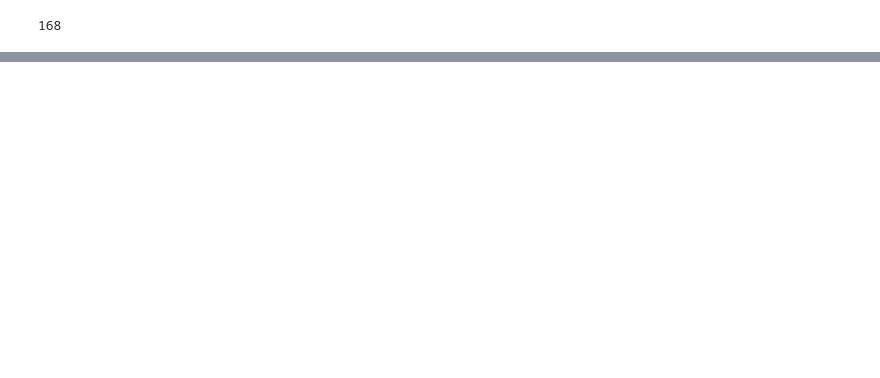
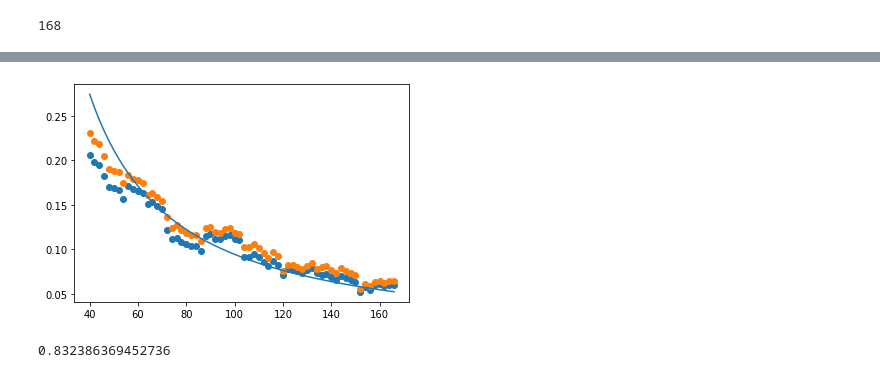
Before and after one commit to david-f-amorim/PQC_function_evaluation, a Jupyter notebook: first_steps.ipynb, the cells around one changed output, grey strips where cells are left out. Cells and saved outputs as stored; diff of their text form; code cells hidden in the pictures; blank space fills up the shorter version.

```diff
--- a/first_steps.ipynb
+++ b/first_steps.ipynb
@@ -46,0 +73,38 @@ DO NOT DELETE THIS !!!
+# %%
+import numpy as np
+import matplotlib.pyplot as plt
+
+vec = np.load("FIRST_TEST.npy")
+
+vec2 = np.abs(np.load("ampl_outputs/statevec_6_8_800_x76_MSE_40_168_.npy"))
+
+phi =np.angle(vec)
+phi = phi + 2* np.pi * (phi < 0).astype(int)
+phi *= (np.abs(vec) > 1e-15).astype(float)
+
+
+
+mag = np.abs(vec)
+
+n = 6
+x_min = 40
+x_max = 168
+
+dx = (x_max-x_min)/(2**n)
+x = np.arange(x_min,x_max, dx)
+
+target_arr = np.array([i**(-7./6) for i in x])**2
+target_arr = target_arr / np.sum(target_arr)
+
+target_arr= np.sqrt(target_arr)
+
+plt.scatter(x,mag)
+plt.scatter(x,vec2)
+plt.plot(x,target_arr)
+
+plt.show()
+
+np.sum(np.abs(vec)**2)
+# %% [output]
+[figure, added]
+0.832386369452736
```
Also changed, not shown: parts of 7 cells of this notebook, 54 other files.
